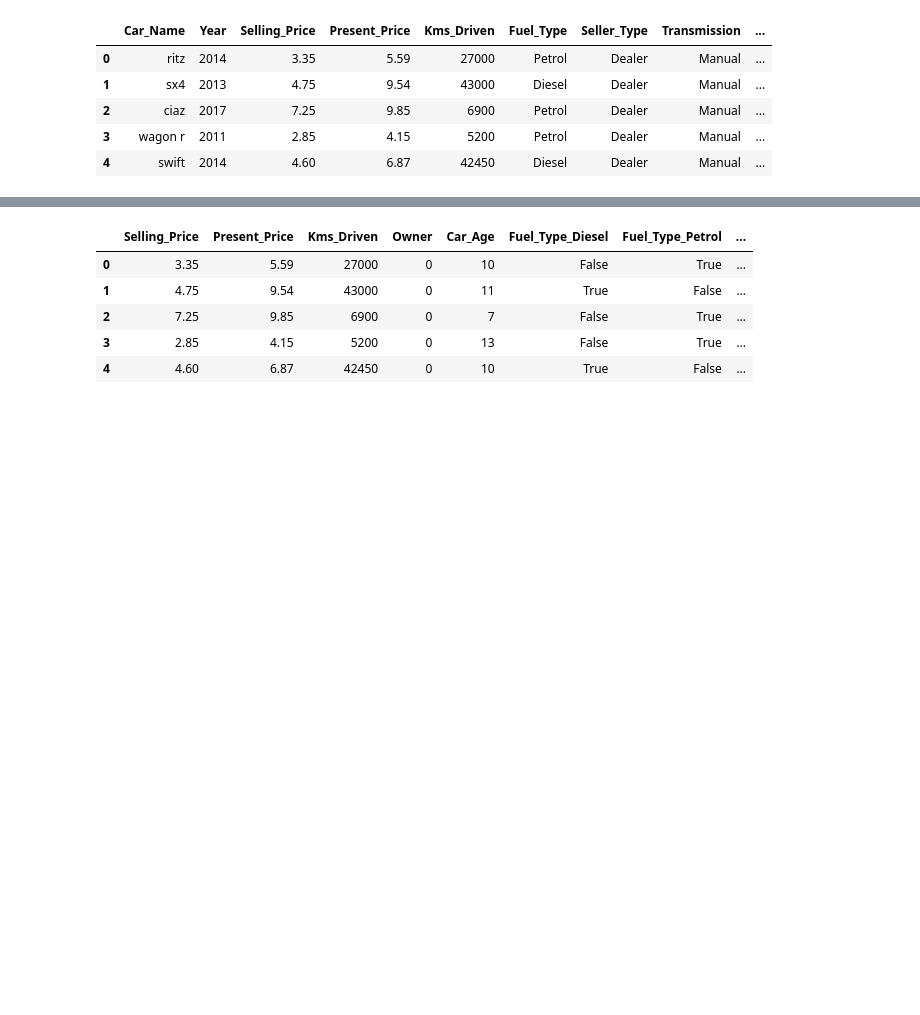
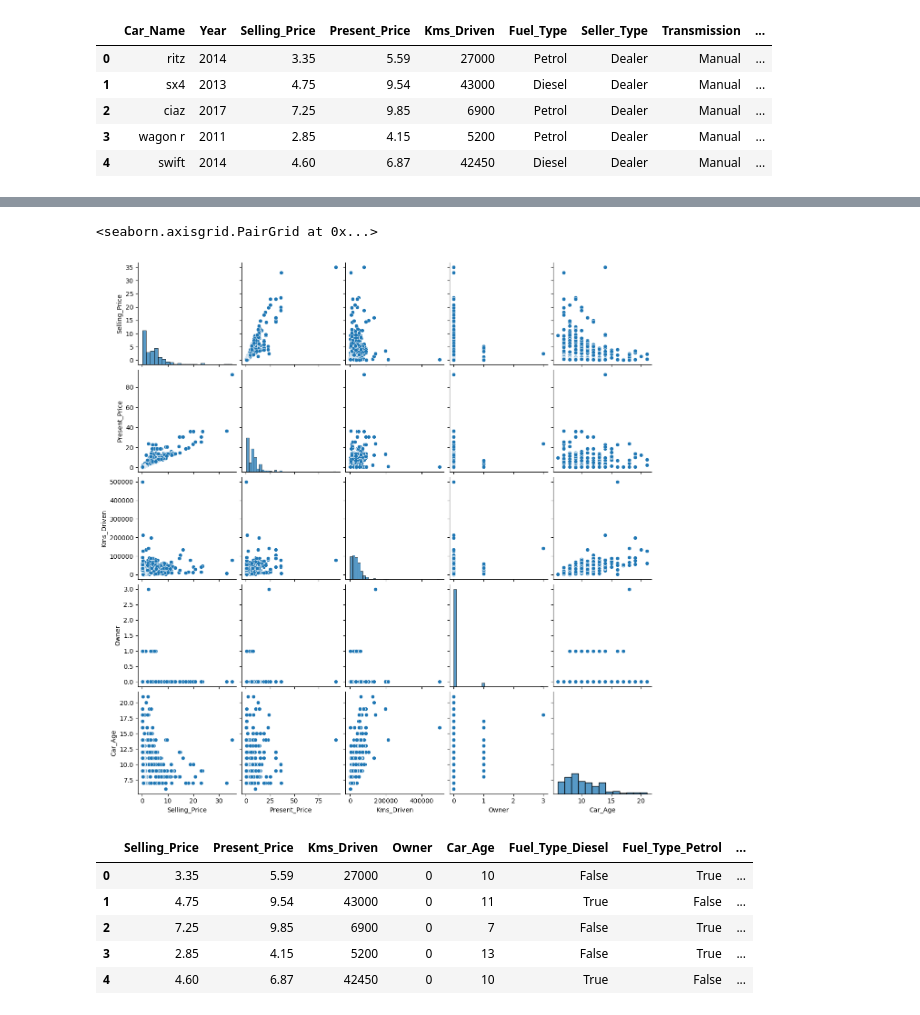
Before and after one commit to Swayam5292/ShadowFox, a Jupyter notebook: car-selling-price-prediction.ipynb, the cells around one changed output, grey strips where cells are left out. Drawn from its saved outputs; the diff is of its cells as text; code cells hidden in the pictures; blank space fills up the shorter version.

```diff
--- a/car-selling-price-prediction.ipynb
+++ b/car-selling-price-prediction.ipynb
@@ -22,3 +53,9 @@ df = df.drop("Year", axis =1)
+# %%
+# Pairplot
+sns.pairplot(df)
+# %% [output]
+<seaborn.axisgrid.PairGrid at 0x...>
+[figure, added]
 # %%
 # Handle Categorical Data
 df = pd.get_dummies(df, drop_first=True)
```
Also changed, not shown: parts of 13 cells of this notebook, 4 other files.
